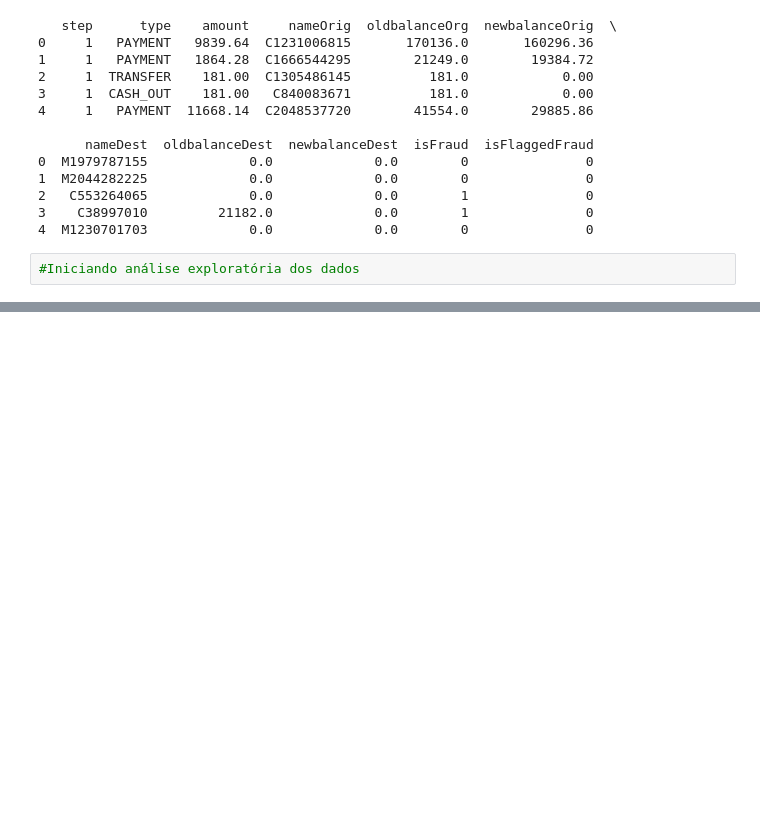
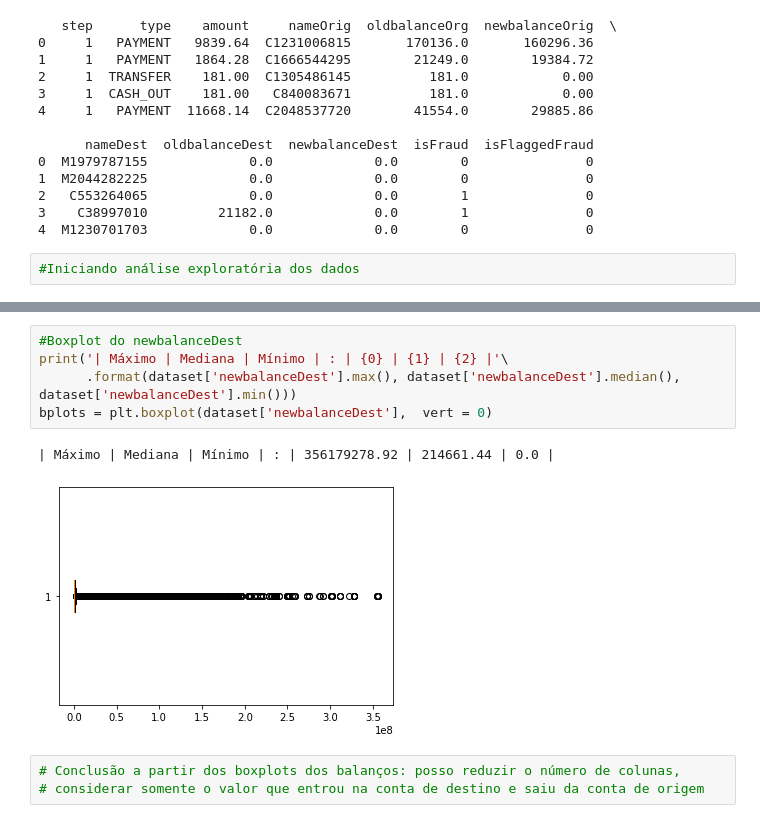
Before and after one commit to leorumma/arvore-decisao-v2, a Jupyter notebook: arvore-decisao-parte2.ipynb, the cells around one changed output, grey strips where cells are left out. Saved outputs shown, nothing was run; the diff lists cells and outputs as text; blank space fills up the shorter version.

```diff
--- a/arvore-decisao-parte2.ipynb
+++ b/arvore-decisao-parte2.ipynb
@@ -31,0 +101,11 @@ print(dataset.head())
+# %%
+#Boxplot do newbalanceDest
+print('| Máximo | Mediana | Mínimo | : | {0} | {1} | {2} |'\
+      .format(dataset['newbalanceDest'].max(), dataset['newbalanceDest'].median(), dataset['newbalanceDest'].min()))
+bplots = plt.boxplot(dataset['newbalanceDest'],  vert = 0)
+# %% [output]
+| Máximo | Mediana | Mínimo | : | 356179278.92 | 214661.44 | 0.0 |
+[figure, added]
+# %%
+# Conclusão a partir dos boxplots dos balanços: posso reduzir o número de colunas,
+# considerar somente o valor que entrou na conta de destino e saiu da conta de origem
```
Also changed, not shown: parts of 15 cells of this notebook.
